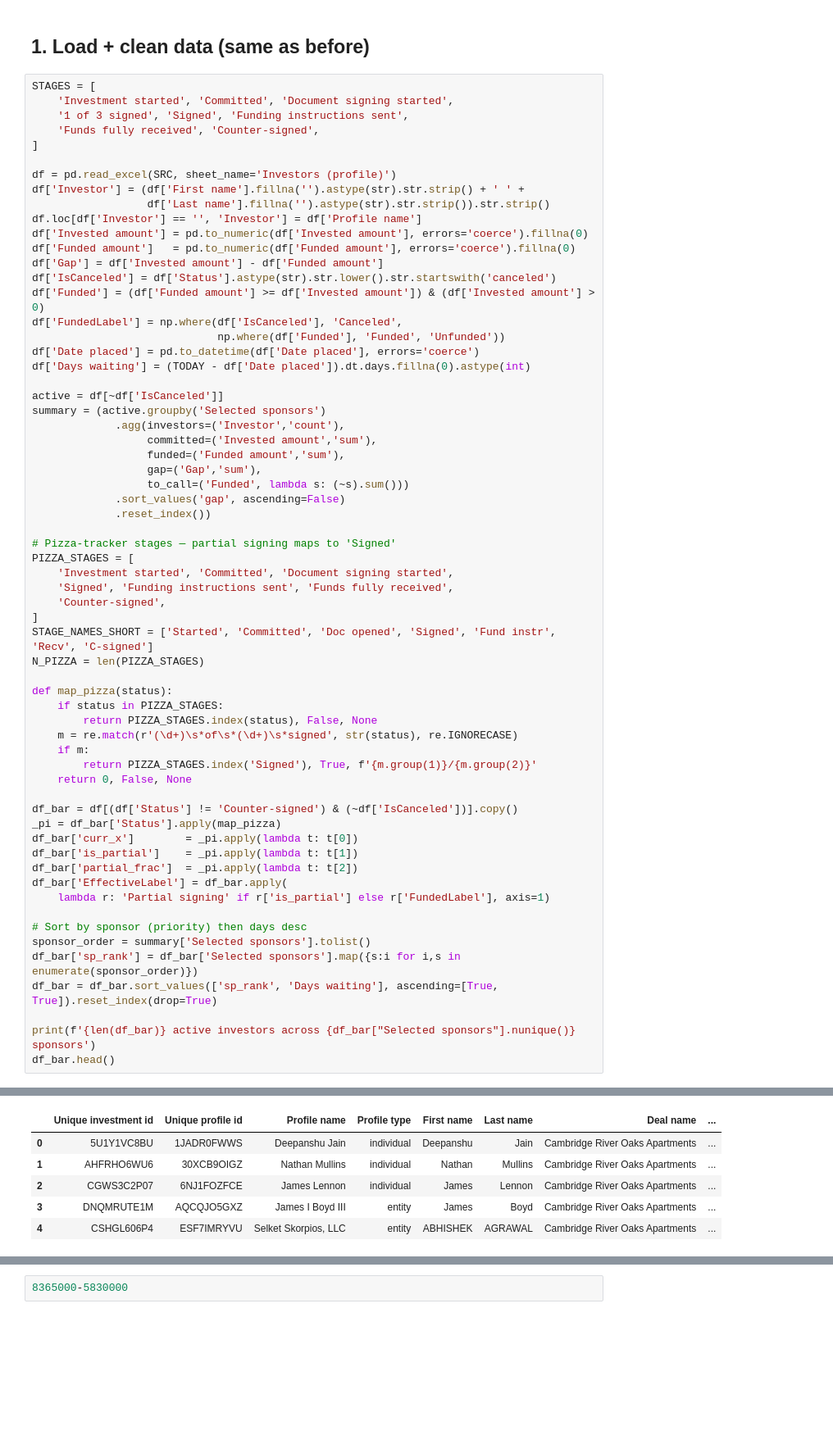
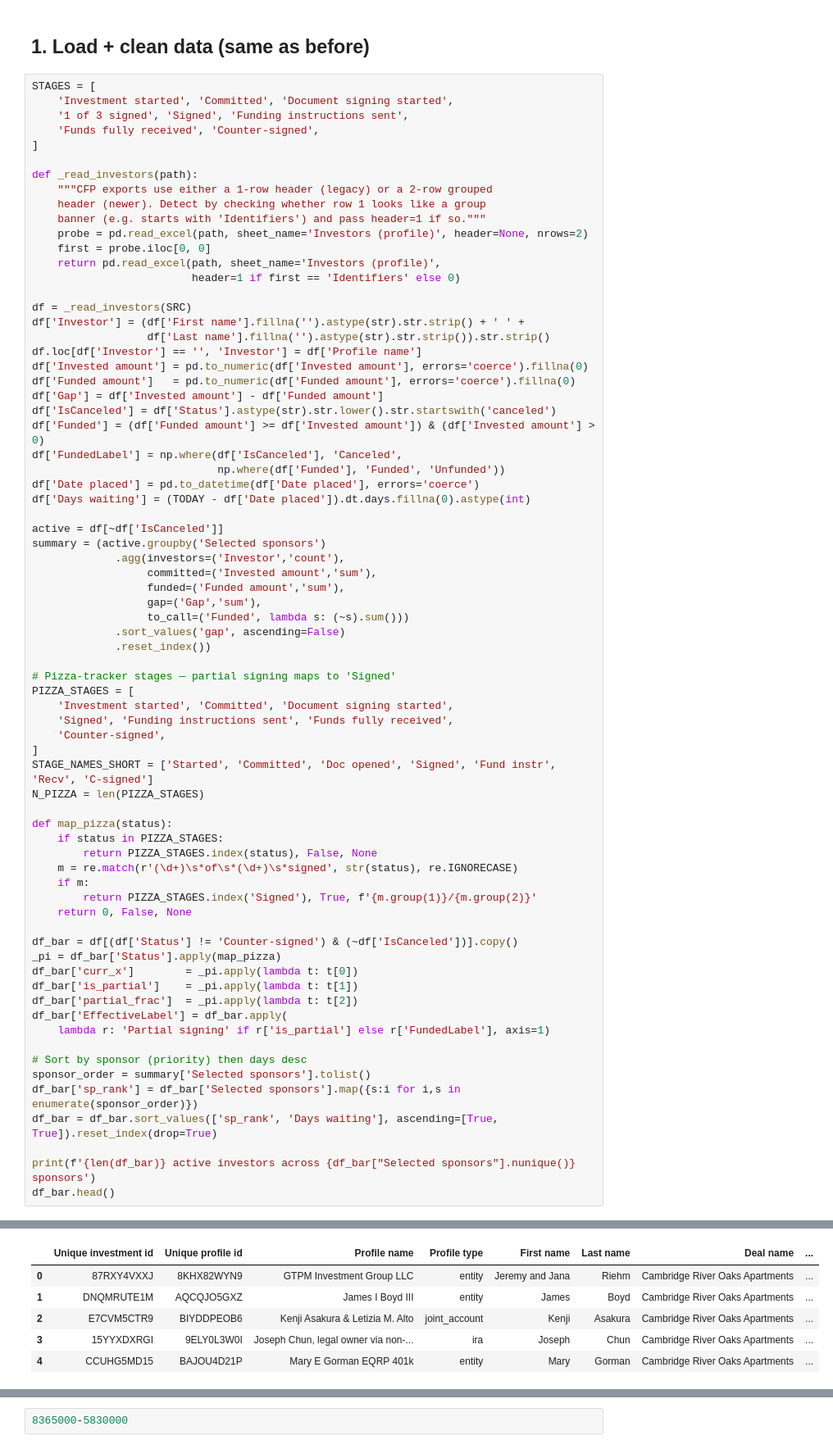
Before and after one commit to premputtegowda/investor_tracking, a Jupyter notebook: investor_tracking_echarts.ipynb, the cells around one changed output, grey strips where cells are left out. Shown at 82% size. Saved outputs shown, nothing was run; the diff lists cells and outputs as text; blank space fills up the shorter version.

```diff
--- a/investor_tracking_echarts.ipynb
+++ b/investor_tracking_echarts.ipynb
@@ -68,7 +67,16 @@ STAGES = [
     'Funds fully received', 'Counter-signed',
 ]
 
-df = pd.read_excel(SRC, sheet_name='Investors (profile)')
+def _read_investors(path):
+    """CFP exports use either a 1-row header (legacy) or a 2-row grouped
+    header (newer). Detect by checking whether row 1 looks like a group
+    banner (e.g. starts with 'Identifiers') and pass header=1 if so."""
+    probe = pd.read_excel(path, sheet_name='Investors (profile)', header=None, nrows=2)
+    first = probe.iloc[0, 0]
+    return pd.read_excel(path, sheet_name='Investors (profile)',
+                         header=1 if first == 'Identifiers' else 0)
+
+df = _read_investors(SRC)
 df['Investor'] = (df['First name'].fillna('').astype(str).str.strip() + ' ' +
                   df['Last name'].fillna('').astype(str).str.strip()).str.strip()
 df.loc[df['Investor'] == '', 'Investor'] = df['Profile name']
@@ -129,6 +137,6 @@ df_bar.head()
 |  | Unique investment id | Unique profile id | Profile name | Profile type | First name | Last name | Deal name | ... |
-| 0 | 5U1Y1VC8BU | 1JADR0FWWS | Deepanshu Jain | individual | Deepanshu | Jain | Cambridge River Oaks Apartments | ... |
-| 1 | AHFRHO6WU6 | 30XCB9OIGZ | Nathan Mullins | individual | Nathan | Mullins | Cambridge River Oaks Apartments | ... |
-| 2 | CGWS3C2P07 | 6NJ1FOZFCE | James Lennon | individual | James | Lennon | Cambridge River Oaks Apartments | ... |
-| 3 | DNQMRUTE1M | AQCQJO5GXZ | James I Boyd III | entity | James | Boyd | Cambridge River Oaks Apartments | ... |
-| 4 | CSHGL606P4 | ESF7IMRYVU | Selket Skorpios, LLC | entity | ABHISHEK | AGRAWAL | Cambridge River Oaks Apartments | ... |
+| 0 | 87RXY4VXXJ | 8KHX82WYN9 | GTPM Investment Group LLC | entity | Jeremy and Jana | Riehm | Cambridge River Oaks Apartments | ... |
+| 1 | DNQMRUTE1M | AQCQJO5GXZ | James I Boyd III | entity | James | Boyd | Cambridge River Oaks Apartments | ... |
+| 2 | E7CVM5CTR9 | BIYDDPEOB6 | Kenji Asakura & Letizia M. Alto | joint_account | Kenji | Asakura | Cambridge River Oaks Apartments | ... |
+| 3 | 15YYXDXRGI | 9ELY0L3W0I | Joseph Chun, legal owner via non-... | ira | Joseph | Chun | Cambridge River Oaks Apartments | ... |
+| 4 | CCUHG5MD15 | BAJOU4D21P | Mary E Gorman EQRP 401k | entity | Mary | Gorman | Cambridge River Oaks Apartments | ... |
```
Also changed, not shown: parts of 10 cells of this notebook, 1 other file.
